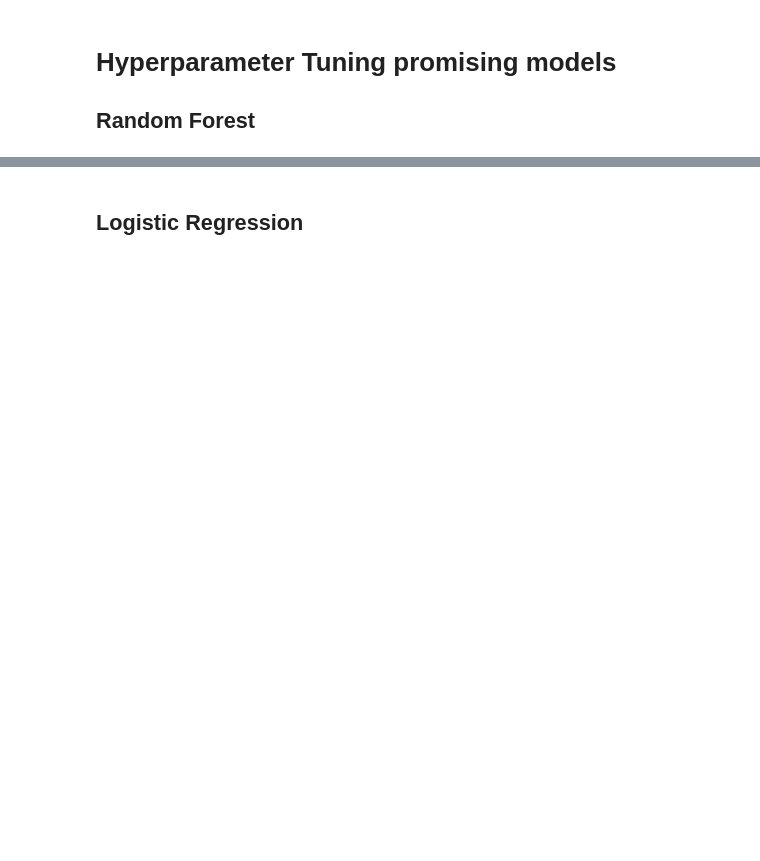
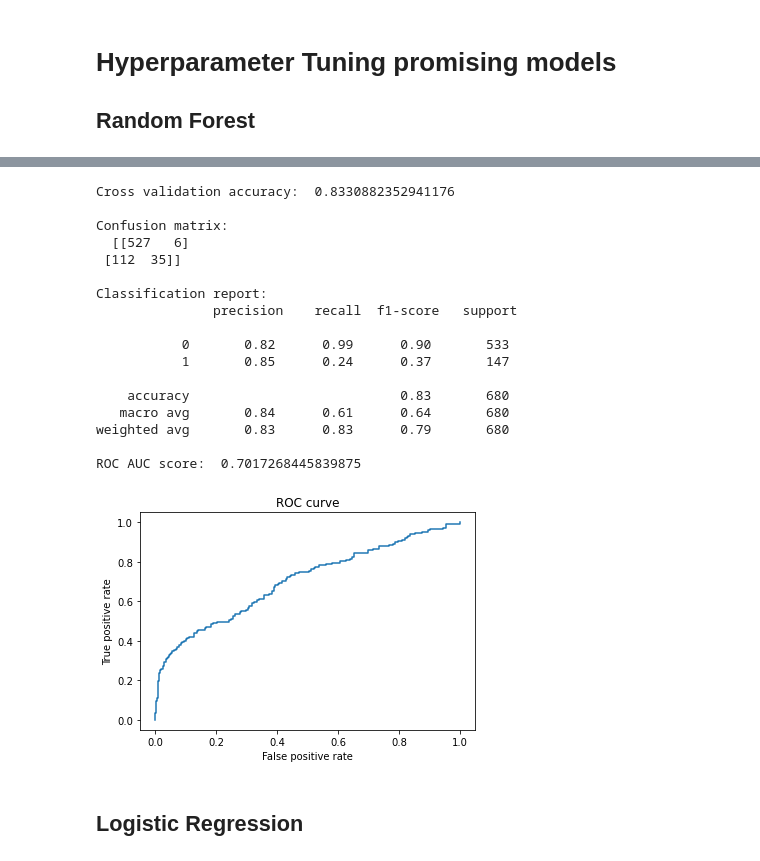
Before and after one commit to Jobin-Nelson/Student_attrition, a Jupyter notebook: src/Student_attrition.ipynb, the cells around one changed output, grey strips where cells are left out. Cells and saved outputs as stored; diff of their text form; code cells hidden in the pictures; blank space fills up the shorter version.

```diff
--- a/src/Student_attrition.ipynb
+++ b/src/Student_attrition.ipynb
@@ -1581,3 +1602,32 @@ ROC AUC score:  0.7050069558780361
+# %%
+# optimizing with hyperopt we got
+# 'bootstrap': True, 'criterion': 'gini', 'max_depth': 2.0, 'n_estimators': 108.0
+
+rf = RandomForestClassifier(
+    n_estimators = 205,
+    criterion = 'gini',
+    max_depth = 6,
+)
+score_model(rf)
+# %% [output]
+Cross validation accuracy:  0.8330882352941176
+
+Confusion matrix:
+  [[527   6]
+ [112  35]]
+
+Classification report:
+               precision    recall  f1-score   support
+
+           0       0.82      0.99      0.90       533
+           1       0.85      0.24      0.37       147
+
+    accuracy                           0.83       680
+   macro avg       0.84      0.61      0.64       680
+weighted avg       0.83      0.83      0.79       680
+
+ROC AUC score:  0.7017268445839875
+[figure, added]
 # %% [markdown]
 ## Logistic Regression
 # %%
```
Also changed, not shown: parts of 26 cells of this notebook, 6 other files.
